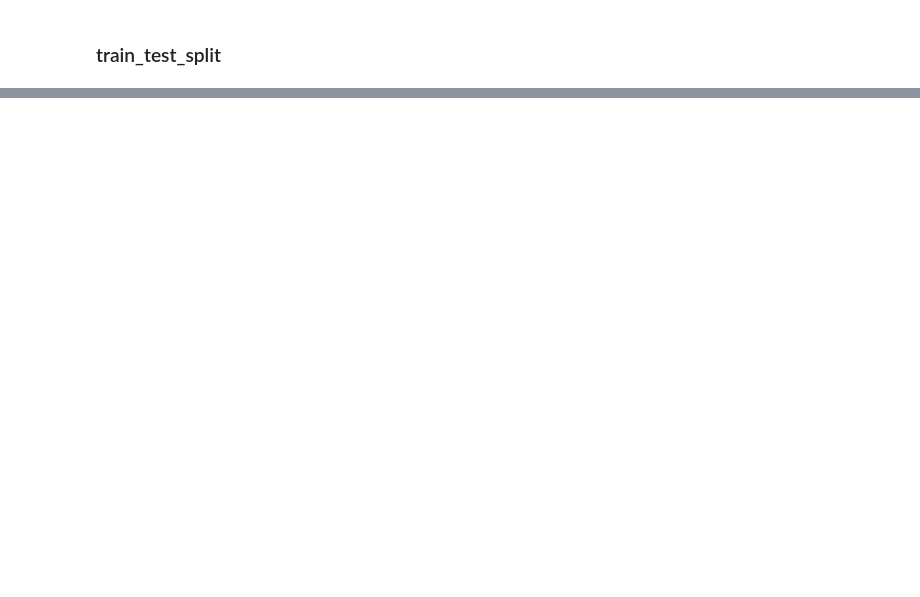
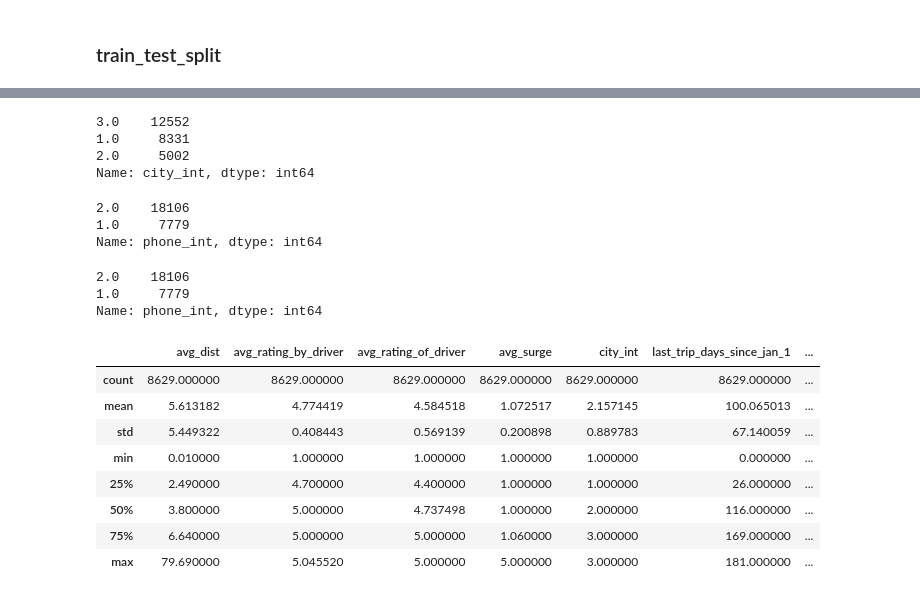
Before and after one commit to jslaga/SpringboardDSC, a Jupyter notebook: Take-Home_Challenges/Ultimate_Data_Challenge.ipynb, the cells around one changed output, grey strips where cells are left out. Cells and saved outputs as stored; diff of their text form; code cells hidden in the pictures; blank space fills up the shorter version.

```diff
--- a/Take-Home_Challenges/Ultimate_Data_Challenge.ipynb
+++ b/Take-Home_Challenges/Ultimate_Data_Challenge.ipynb
@@ -643,0 +671,36 @@ NameError: name 'IterativeImputer' is not defined
+# %%
+# check values of previously categorical features
+X_train_filled.city_int.value_counts().head()
+# %% [output]
+3.0    12552
+1.0     8331
+2.0     5002
+Name: city_int, dtype: int64
+# %%
+X_train_filled.phone_int.value_counts().head()
+# %% [output]
+2.0    18106
+1.0     7779
+Name: phone_int, dtype: int64
+# %%
+X_train_filled = X_train_filled.round({'phone_int': 0})
+X_train_filled.phone_int.value_counts().head()
+# %% [output]
+2.0    18106
+1.0     7779
+Name: phone_int, dtype: int64
+# %%
+# name columns, check values
+X_test_filled.columns = X.columns
+X_test_filled.index = X_test.index
+X_test_filled.describe()
+# %% [output]
+|  | avg_dist | avg_rating_by_driver | avg_rating_of_driver | avg_surge | city_int | last_trip_days_since_jan_1 | ... |
+| count | 8629.000000 | 8629.000000 | 8629.000000 | 8629.000000 | 8629.000000 | 8629.000000 | ... |
+| mean | 5.613182 | 4.774419 | 4.584518 | 1.072517 | 2.157145 | 100.065013 | ... |
+| std | 5.449322 | 0.408443 | 0.569139 | 0.200898 | 0.889783 | 67.140059 | ... |
+| min | 0.010000 | 1.000000 | 1.000000 | 1.000000 | 1.000000 | 0.000000 | ... |
+| 25% | 2.490000 | 4.700000 | 4.400000 | 1.000000 | 1.000000 | 26.000000 | ... |
+| 50% | 3.800000 | 5.000000 | 4.737498 | 1.000000 | 2.000000 | 116.000000 | ... |
+| 75% | 6.640000 | 5.000000 | 5.000000 | 1.060000 | 3.000000 | 169.000000 | ... |
+| max | 79.690000 | 5.045520 | 5.000000 | 5.000000 | 3.000000 | 181.000000 | ... |
```
Also changed, not shown: parts of 36 cells of this notebook.
